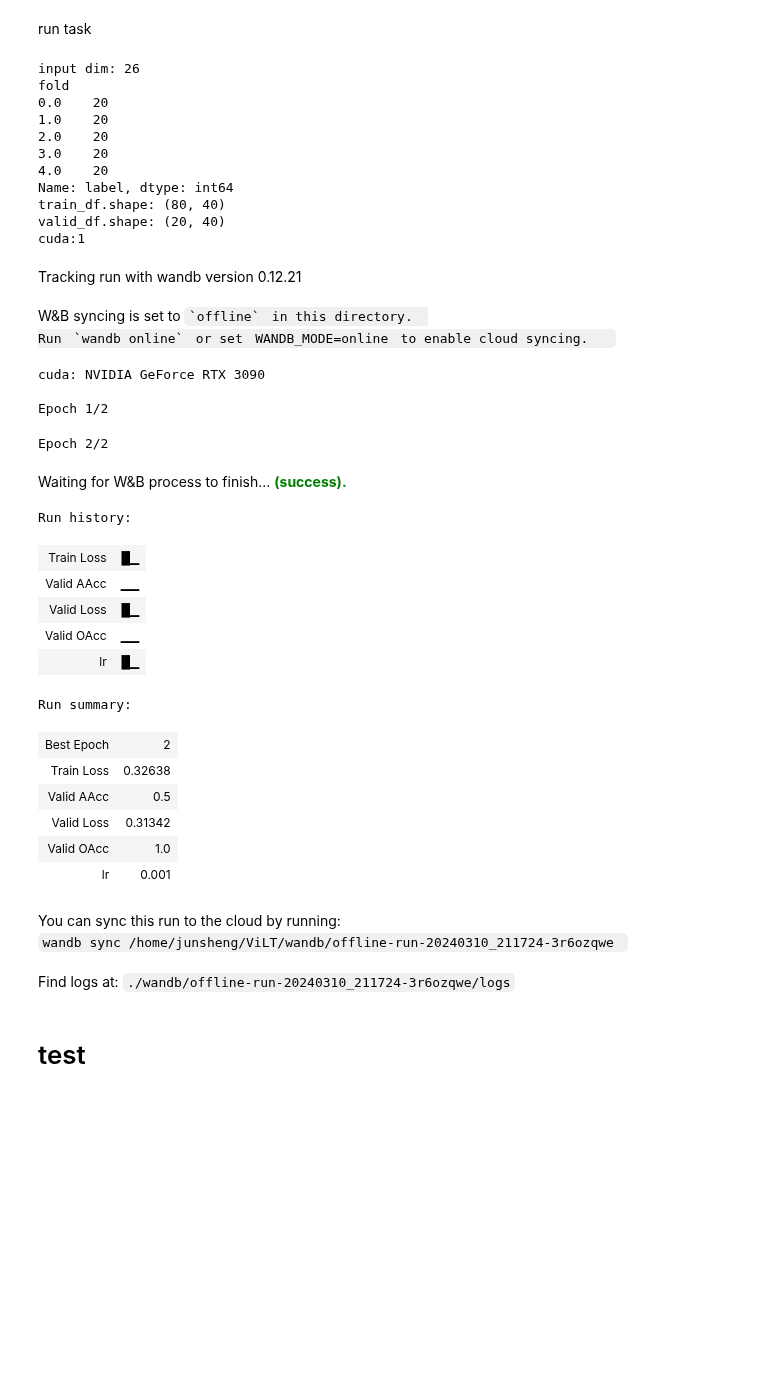
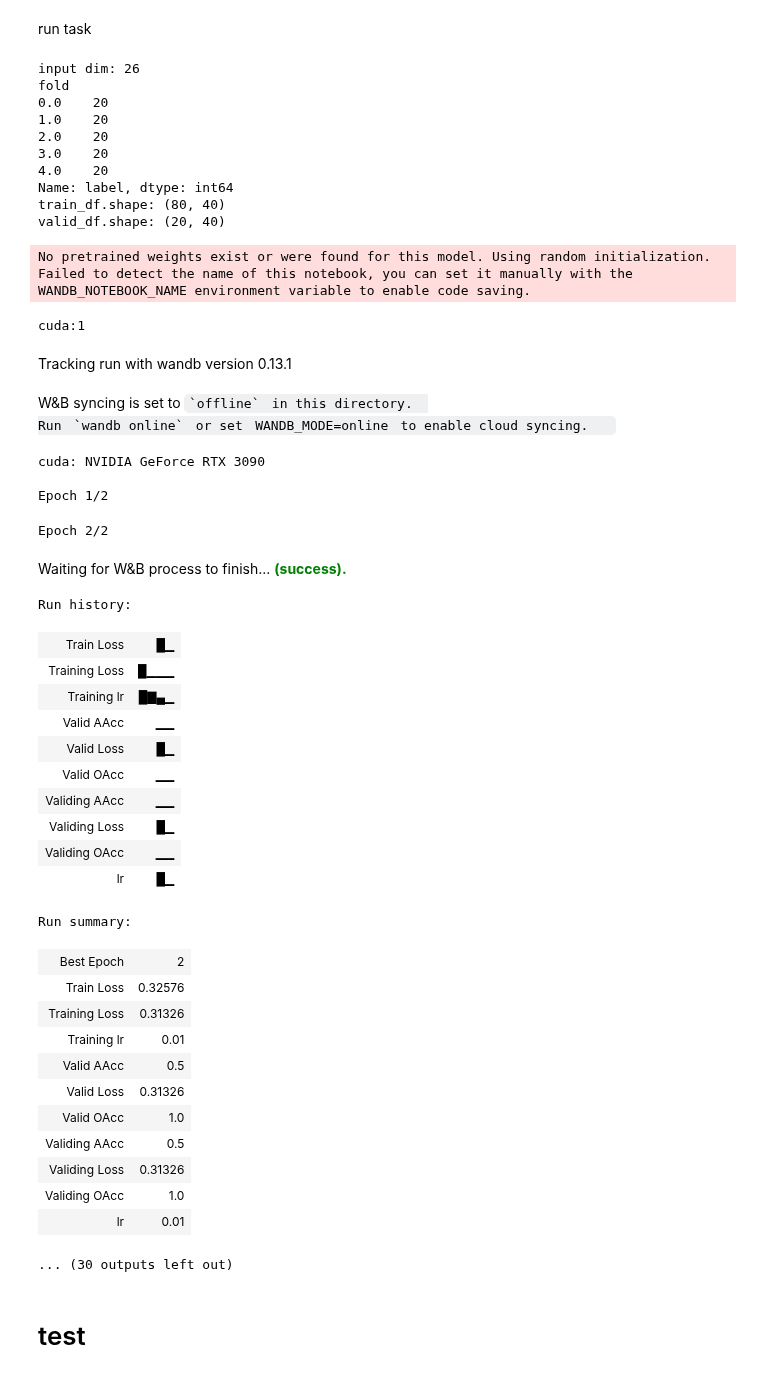
Before and after one commit to caodonghui426/MoE-ViST, a Jupyter notebook: my_vilt_total_off_road.ipynb, the cells around one changed output. Cells and saved outputs as stored; diff of their text form; code cells hidden in the pictures; blank space fills up the shorter version.

```diff
--- a/my_vilt_total_off_road.ipynb
+++ b/my_vilt_total_off_road.ipynb
@@ -159,7 +159,7 @@ def fetch_df(label_col):
     Returns:
         _type_: DataFrame
     """
-    df_off_road = pd.read_csv("/home/junsheng/ViLT/data/off_road_tsm2_label.csv")
+    df_off_road = pd.read_csv("/home/junsheng/ViLT/data/off_road_tsm1_label.csv")
     df_off_road['image_path'] = df_off_road['file_path'].map(lambda x:os.path.join('/home/junsheng/data/off_road/Images/Images',x))
     # df_off_road['image_path'] = df_off_road['file_path'].map(lambda x:os.path.join('/mnt/data/junsheng/data/off_road/Images/Images',x))
 
@@ -525,8 +525,8 @@ def average_accuracy(predictions, targets, num_classes):
     :return: 平均类别准确率。
     """
     predictions = predictions.float()  # 确保为浮点数类型
-    probs = F.softmax(predictions, dim=1)
-    _, predicted_classes = torch.max(probs, 1)
+    # probs = F.softmax(predictions, dim=1)
+    _, predicted_classes = torch.max(predictions, 1)
 
     class_accuracies = []
 
@@ -617,6 +617,10 @@ def train_one_epoch(model, optimizer, scheduler, dataloader, device, epoch):
                         lr=f'{current_lr:0.5f}',
                         gpu_mem=f'{mem:0.2f} GB')
 
+        wandb.log({"Training Loss": loss,
+                "Training lr": scheduler.get_last_lr()[0]
+                })
+
 
 
 
@@ -689,6 +693,10 @@ def valid_one_epoch(model, dataloader, device, optimizer):
                         overall_accuracy=f'{running_overall_accuracy:0.4f}',
                         average_accuracy=f'{running_average_accuracy:0.4f}',
     )
+        wandb.log({"Validing Loss": loss,
+                    "Validing OAcc": running_overall_accuracy,
+                    "Validing AAcc": running_average_accuracy,
+                })
     torch.cuda.empty_cache()
     gc.collect()
 
@@ -895,53 +903,72 @@ run task
 # task = task_dict["tsm2_k2"]
 # config.class_num = 2
 # run(task["label_col"],task["model_name"],task["wandb_name"],task["sensor_only"])
-task = semantic_task_dict["tsm2_k2"]
+# task = semantic_task_dict["tsm1_original"]
+# config.class_num = 4
+# run(task["label_col"],task["model_name"],task["wandb_name"],task["sensor_only"])
+task = semantic_task_dict["tsm1_k2"]
 config.class_num = 2
+run(task["label_col"],task["model_name"],task["wandb_name"],task["sensor_only"])
+task = semantic_task_dict["tsm1_k3"]
+config.class_num = 3
+run(task["label_col"],task["model_name"],task["wandb_name"],task["sensor_only"])
+task = semantic_task_dict["tsm1_k4"]
+config.class_num = 4
 run(task["label_col"],task["model_name"],task["wandb_name"],task["sensor_only"])
 
 # task = task_dict["tsm2_k3"]
 # config.class_num = 3
 # run(task["label_col"],task["model_name"],task["wandb_name"],task["sensor_only"])
 
 # task = vist_task_dict["tsm2_k4"]
 # config.class_num = 4
 # run(task["label_col"],task["model_name"],task["wandb_name"],task["sensor_only"])
 # %% [output]
 input dim: 26
 fold
 0.0    20
 1.0    20
 2.0    20
 3.0    20
 4.0    20
 Name: label, dtype: int64
 train_df.shape: (80, 40)
 valid_df.shape: (20, 40)
-cuda:1
+No pretrained weights exist or were found for this model. Using random initialization.
+Failed to detect the name of this notebook, you can set it manually with the WANDB_NOTEBOOK_NAME environment variable to enable code saving.
+cuda:1
-Tracking run with wandb version 0.12.21
+Tracking run with wandb version 0.13.1
 W&B syncing is set to `offline` in this directory.
 Run `wandb online` or set WANDB_MODE=online to enable cloud syncing.
-cuda: NVIDIA GeForce RTX 3090
-
-Epoch 1/2
-Epoch 2/2
+cuda: NVIDIA GeForce RTX 3090
+
+Epoch 1/2
+Epoch 2/2
 Waiting for W&B process to finish... (success).
-Run history:
+Run history:
 | Train Loss | █▁ |
+| Training Loss | █▁▁▁ |
+| Training lr | █▇▄▁ |
 | Valid AAcc | ▁▁ |
 | Valid Loss | █▁ |
 | Valid OAcc | ▁▁ |
+| Validing AAcc | ▁▁ |
+| Validing Loss | █▁ |
+| Validing OAcc | ▁▁ |
 | lr | █▁ |
-Run summary:
+Run summary:
 | Best Epoch | 2 |
-| Train Loss | 0.32638 |
+| Train Loss | 0.32576 |
+| Training Loss | 0.31326 |
+| Training lr | 0.01 |
 | Valid AAcc | 0.5 |
-| Valid Loss | 0.31342 |
+| Valid Loss | 0.31326 |
 | Valid OAcc | 1.0 |
-| lr | 0.001 |
+| Validing AAcc | 0.5 |
+| Validing Loss | 0.31326 |
+| Validing OAcc | 1.0 |
+| lr | 0.01 |
-You can sync this run to the cloud by running:
-wandb sync /home/junsheng/ViLT/wandb/offline-run-20240310_211724-3r6ozqwe
-Find logs at: ./wandb/offline-run-20240310_211724-3r6ozqwe/logs
+... (30 outputs left out)
 # %% [markdown]
 #  test
 # %%
```
Also changed, not shown: parts of 3 cells of this notebook, 4 other files.
